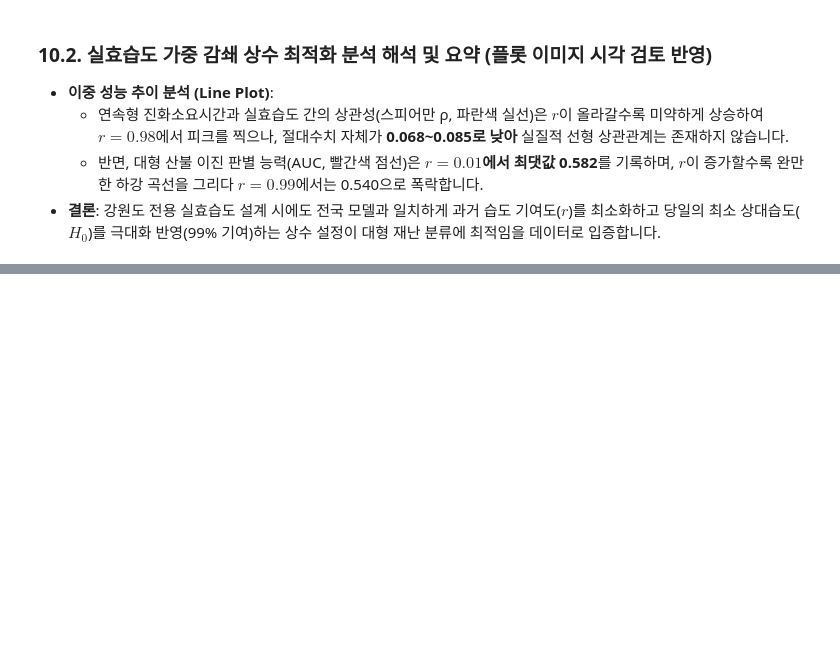
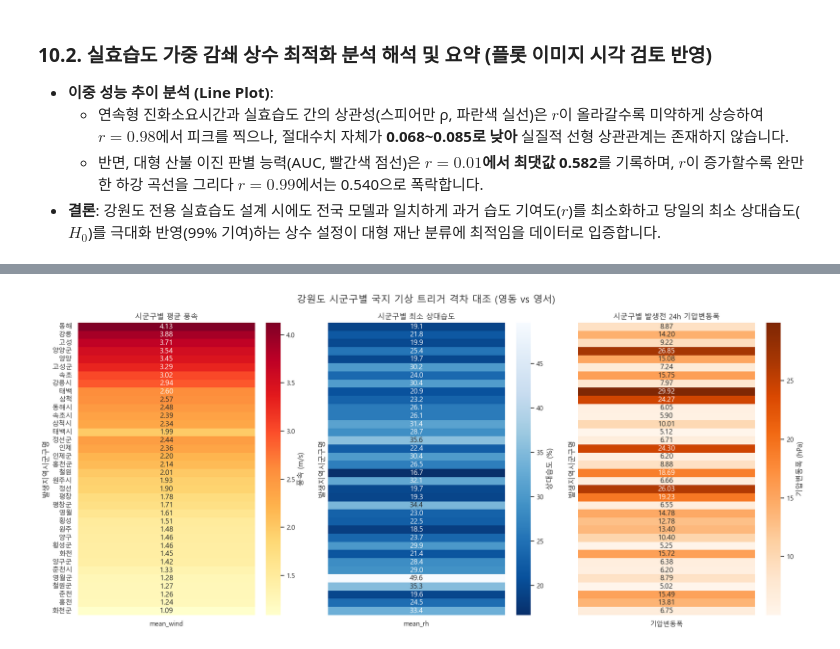
Before and after one commit to Max-JI64/farm-system-public-02, a Jupyter notebook: jsw/EDA/EDA-2026-05-26.ipynb, the cells around one changed output, grey strips where cells are left out. Saved outputs shown, nothing was run; the diff lists cells and outputs as text; code cells hidden in the pictures; blank space fills up the shorter version.

```diff
--- a/jsw/EDA/EDA-2026-05-26.ipynb
+++ b/jsw/EDA/EDA-2026-05-26.ipynb
@@ -698,0 +826,50 @@ plt.show()
+# %%
+# 11. 시군구 단위 국지 기상 트리거 격차 분석
+# 24시간 현지기압 변동폭 계산 및 시군구 매칭
+press_pre24 = gw_hour[(gw_hour['발생시각기준시간'] >= -24) & (gw_hour['발생시각기준시간'] <= 0)].copy()
+press_stats = press_pre24.groupby('산불아이디').agg(
+    press_max=('현지기압', 'max'),
+    press_min=('현지기압', 'min'),
+    sub_region=('sub_region', 'first')
+).reset_index()
+press_stats['기압변동폭'] = press_stats['press_max'] - press_stats['press_min']
+
+id_to_sigungu = day_active.set_index('산불아이디')['발생지역시군구명']
+press_stats['발생지역시군구명'] = press_stats['산불아이디'].map(id_to_sigungu)
+
+# 시군구별 평균 지표 계산
+sigungu_weather = day_active.groupby('발생지역시군구명').agg(
+    mean_wind=('평균 풍속', 'mean'),
+    mean_rh=('최소 상대습도', 'mean'),
+    sub_region=('sub_region', 'first')
+).reset_index()
+
+sigungu_press = press_stats.groupby('발생지역시군구명')['기압변동폭'].mean().reset_index()
+sigungu_stats = pd.merge(sigungu_weather, sigungu_press, on='발생지역시군구명', how='left')
+
+# 정렬: sub_region, mean_wind 내림차순
+sigungu_stats = sigungu_stats.sort_values(by=['sub_region', 'mean_wind'], ascending=[True, False]).reset_index(drop=True)
+
+# 시각화
+fig, axes = plt.subplots(1, 3, figsize=(18, 8), sharey=True)
+
+df_wind = sigungu_stats.set_index('발생지역시군구명')[['mean_wind']]
+sns.heatmap(df_wind, annot=True, fmt=".2f", cmap="YlOrRd", cbar_kws={'label': '풍속 (m/s)'}, ax=axes[0])
+axes[0].set_title('시군구별 평균 풍속')
+axes[0].set_xlabel('')
+
+df_rh = sigungu_stats.set_index('발생지역시군구명')[['mean_rh']]
+sns.heatmap(df_rh, annot=True, fmt=".1f", cmap="Blues_r", cbar_kws={'label': '상대습도 (%)'}, ax=axes[1])
+axes[1].set_title('시군구별 최소 상대습도')
+axes[1].set_xlabel('')
+
+df_press = sigungu_stats.set_index('발생지역시군구명')[['기압변동폭']]
+sns.heatmap(df_press, annot=True, fmt=".2f", cmap="Oranges", cbar_kws={'label': '기압변동폭 (hPa)'}, ax=axes[2])
+axes[2].set_title('시군구별 발생전 24h 기압변동폭')
+axes[2].set_xlabel('')
+
+plt.suptitle('강원도 시군구별 국지 기상 트리거 격차 대조 (영동 vs 영서)', fontsize=16, y=0.98)
+plt.tight_layout()
+plt.show()
+# %% [output]
+[figure, added]
```
Also changed, not shown: parts of 25 cells of this notebook, 1 other file.
